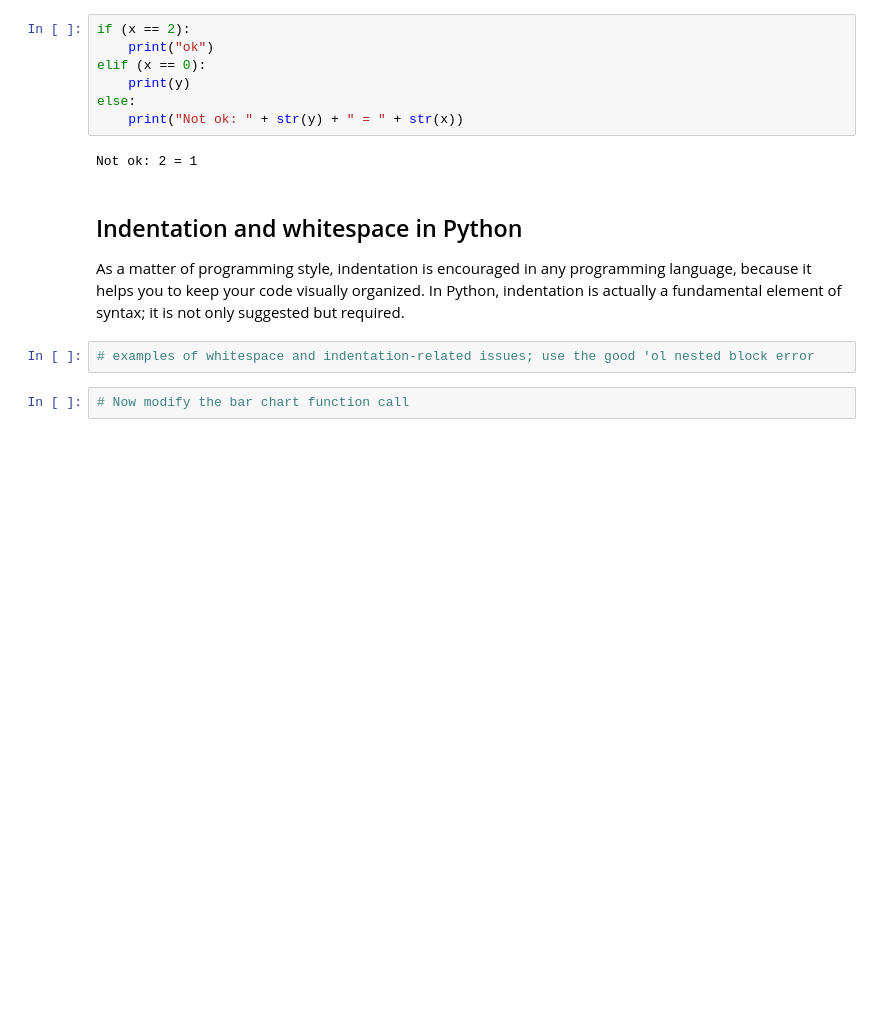
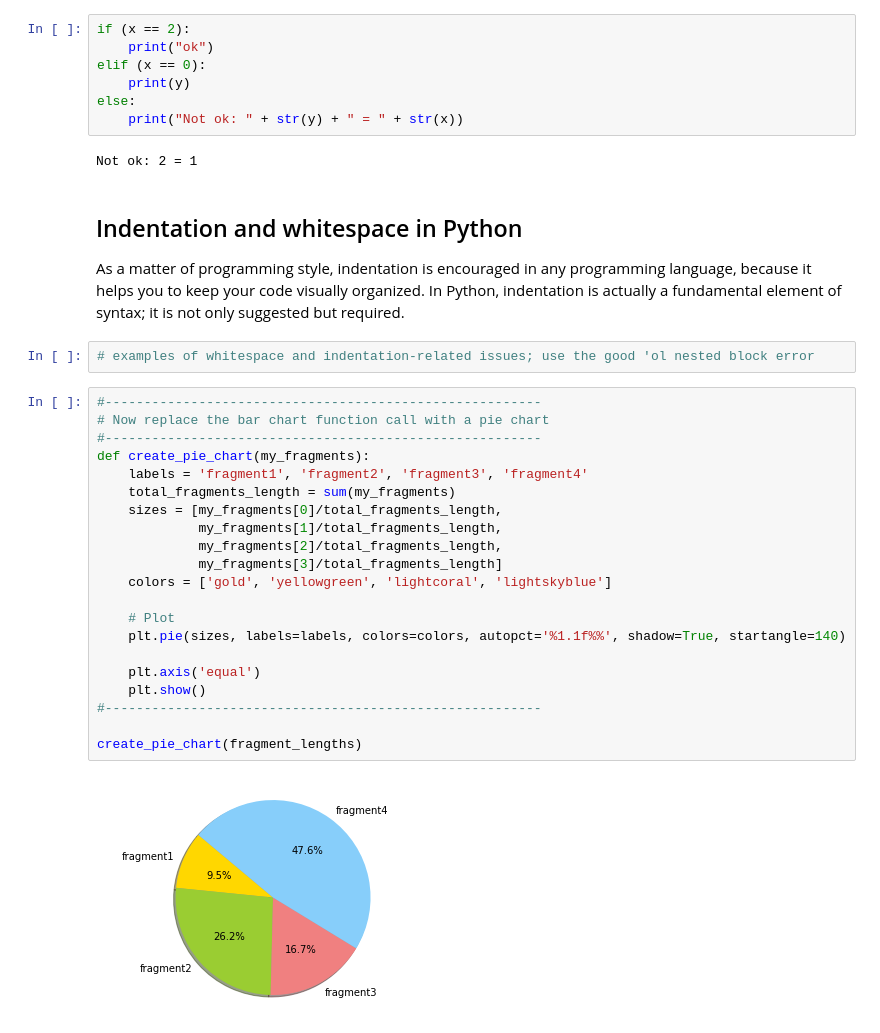
Before and after one commit to Planteome/STEM_camp_programming, a Jupyter notebook: Lesson1.ipynb, the cells around one changed output. Cells and saved outputs as stored; diff of their text form; blank space fills up the shorter version.

```diff
--- a/Lesson1.ipynb
+++ b/Lesson1.ipynb
@@ -194,5 +194,26 @@ Not ok: 2 = 1
 As a matter of programming style, indentation is encouraged in any programming language, because it helps you to keep your code visually organized. In Python, indentation is actually a fundamental element of syntax; it is not only suggested but required.
 # %%
 # examples of whitespace and indentation-related issues; use the good 'ol nested block error
-# %%
-# Now modify the bar chart function call
+# %%
+#--------------------------------------------------------
+# Now replace the bar chart function call with a pie chart
+#--------------------------------------------------------
+def create_pie_chart(my_fragments):
+    labels = 'fragment1', 'fragment2', 'fragment3', 'fragment4'
+    total_fragments_length = sum(my_fragments)
+    sizes = [my_fragments[0]/total_fragments_length,
+             my_fragments[1]/total_fragments_length,
+             my_fragments[2]/total_fragments_length,
+             my_fragments[3]/total_fragments_length]
+    colors = ['gold', 'yellowgreen', 'lightcoral', 'lightskyblue']
+
+    # Plot
+    plt.pie(sizes, labels=labels, colors=colors, autopct='%1.1f%%', shadow=True, startangle=140)
+
+    plt.axis('equal')
+    plt.show()
+#--------------------------------------------------------
+
+create_pie_chart(fragment_lengths)
+# %% [output]
+[figure, added]
```
Also changed, not shown: parts of 1 cell of this notebook.
